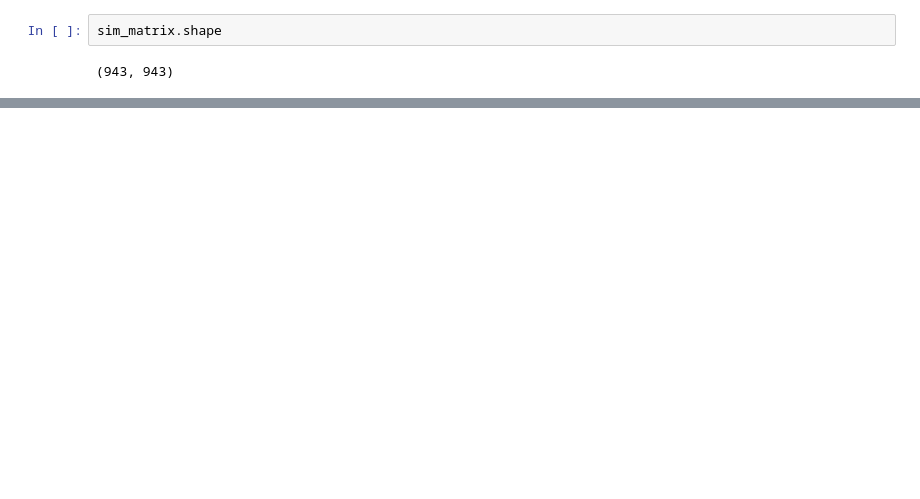
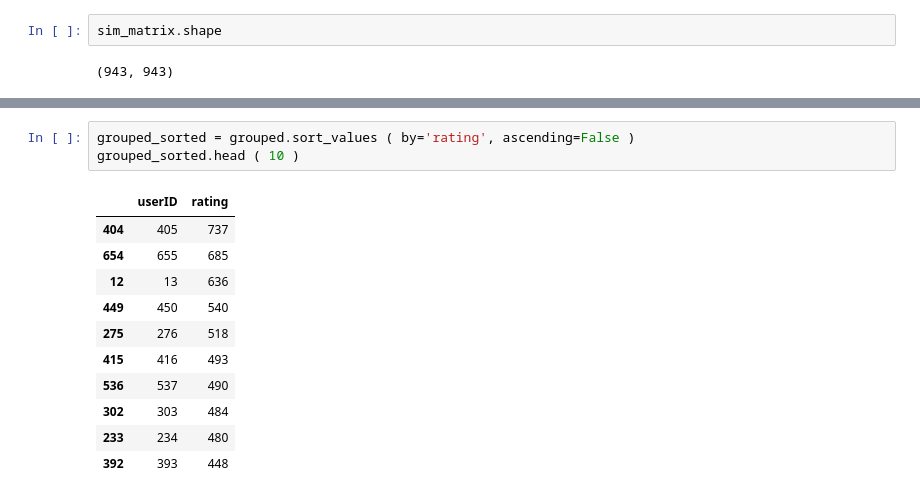
Before and after one commit to ZKDev01/recommendation-systems, a Jupyter notebook: experimental/exploratory_data_analysis.ipynb, the cells around one changed output, grey strips where cells are left out. Cells and saved outputs as stored; diff of their text form; blank space fills up the shorter version.

```diff
--- a/experimental/exploratory_data_analysis.ipynb
+++ b/experimental/exploratory_data_analysis.ipynb
@@ -179,0 +246,15 @@ Son muchos datos, aplicar SVD o split al dataset?
+# %%
+grouped_sorted = grouped.sort_values ( by='rating', ascending=False )
+grouped_sorted.head ( 10 )
+# %% [output]
+|  | userID | rating |
+| 404 | 405 | 737 |
+| 654 | 655 | 685 |
+| 12 | 13 | 636 |
+| 449 | 450 | 540 |
+| 275 | 276 | 518 |
+| 415 | 416 | 493 |
+| 536 | 537 | 490 |
+| 302 | 303 | 484 |
+| 233 | 234 | 480 |
+| 392 | 393 | 448 |
```
Also changed, not shown: parts of 17 cells of this notebook, 2 other files.
